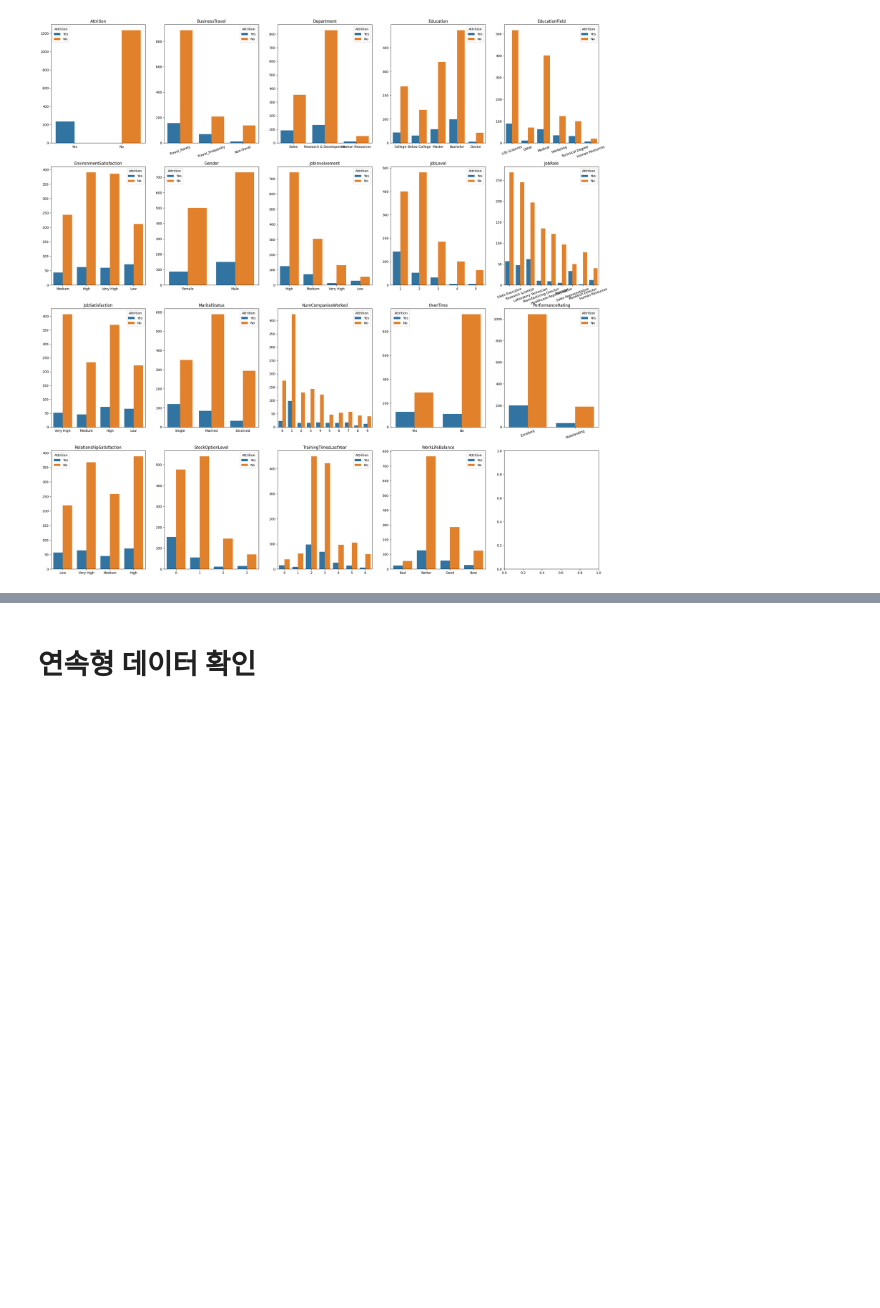
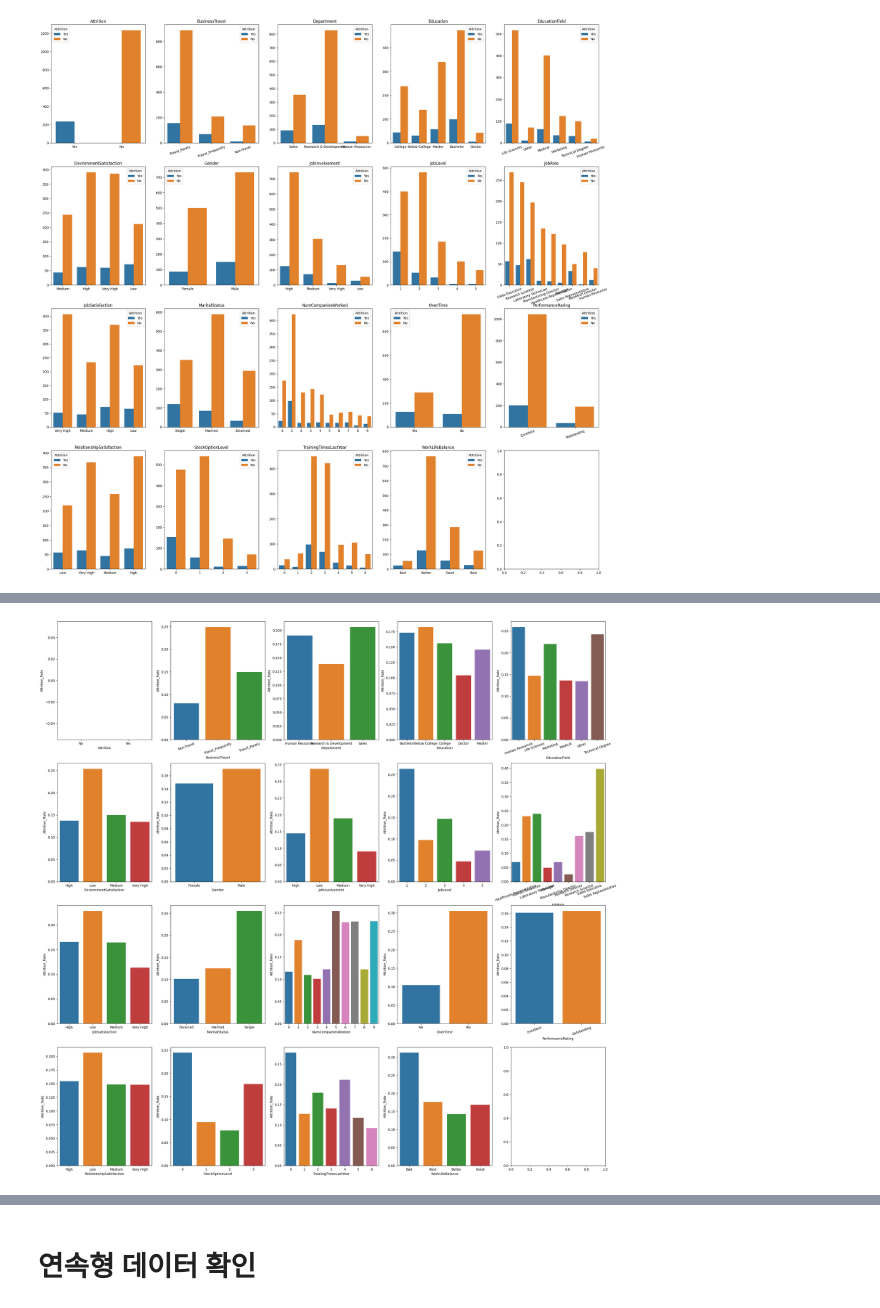
Before and after one commit to Indigo-Coder-github/23_1_Database, a Jupyter notebook: data_visualization.ipynb, the cells around one changed output, grey strips where cells are left out. Drawn from its saved outputs; the diff is of its cells as text; code cells hidden in the pictures; blank space fills up the shorter version.

```diff
--- a/data_visualization.ipynb
+++ b/data_visualization.ipynb
@@ -193,12 +205,14 @@ for i in range(len(cate_data.columns)):
 # %%
 fig, ax = plt.subplots(4, 5, figsize=(30, 30))
 ax = ax.flatten()
 
 for i in range(len(cate_data.columns)):
     col = cate_data.columns[i]
     count_data = cate_data.groupby([col, 'Attrition']).size().unstack().reset_index()
     count_data['Attrition_Rate'] = count_data['Yes'] / (count_data['Yes'] + count_data['No'])
-    sns.barplot(x=col, y='Attrition_Rate', data=count_data, ax = ax[i]).set(xlabel=None, ylabel=None)
+    sns.barplot(x=col, y='Attrition_Rate', data=count_data, ax = ax[i])
 
     if len(str(cate_data[col].unique().max())) > 10:
         ax[i].tick_params(axis='x', labelrotation=20)
+# %% [output]
+[figure, added]
```
Also changed, not shown: parts of 9 cells of this notebook, 2 other files.
